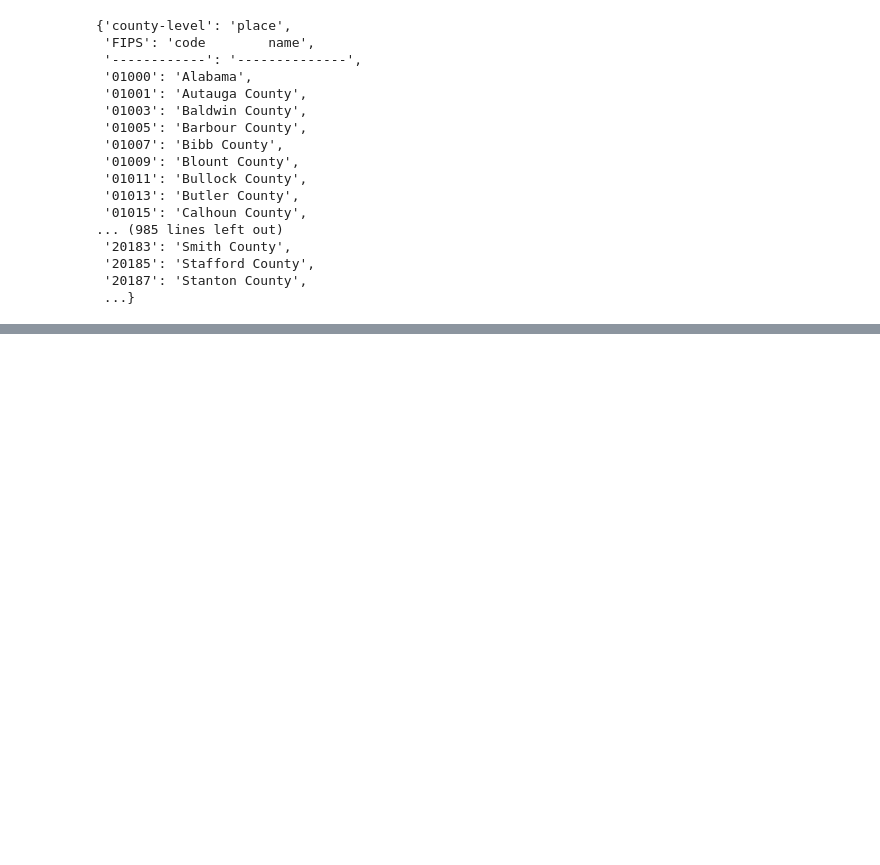
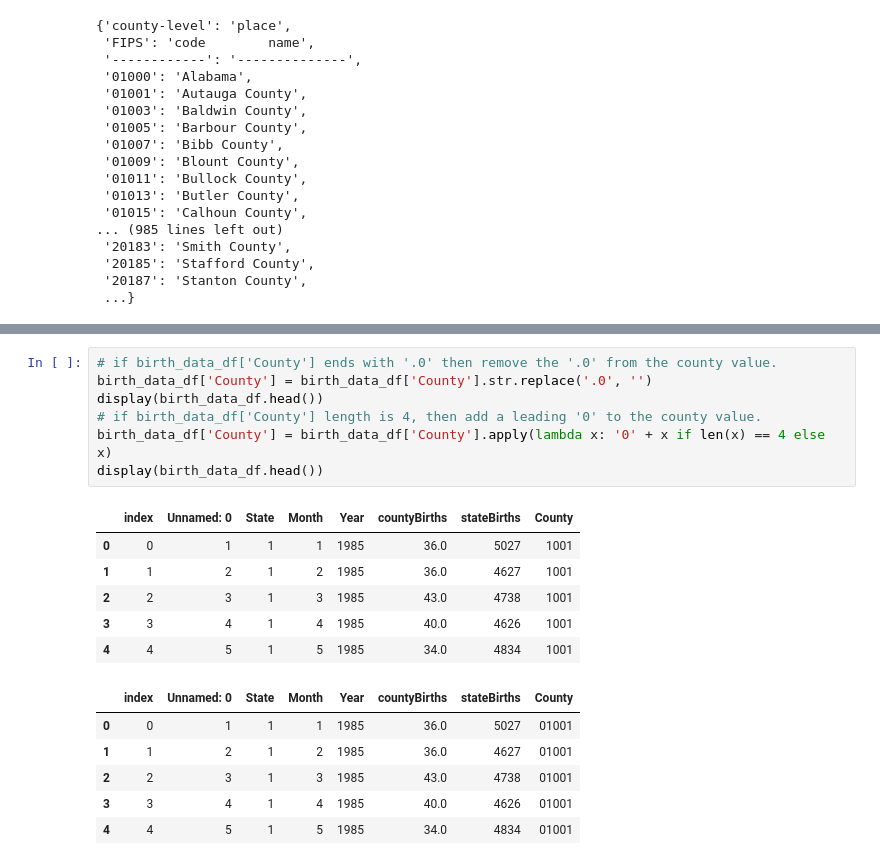
Before and after one commit to Aquamarine278/AI-Bootcamp-Project-1, a Jupyter notebook: birthdata_1.ipynb, the cells around one changed output, grey strips where cells are left out. Saved outputs shown, nothing was run; the diff lists cells and outputs as text; blank space fills up the shorter version.

```diff
--- a/birthdata_1.ipynb
+++ b/birthdata_1.ipynb
@@ -68,0 +152,20 @@ display(county_dict)
+# %%
+# if birth_data_df['County'] ends with '.0' then remove the '.0' from the county value.
+birth_data_df['County'] = birth_data_df['County'].str.replace('.0', '')
+display(birth_data_df.head())
+# if birth_data_df['County'] length is 4, then add a leading '0' to the county value.
+birth_data_df['County'] = birth_data_df['County'].apply(lambda x: '0' + x if len(x) == 4 else x)
+display(birth_data_df.head())
+# %% [output]
+|  | index | Unnamed: 0 | State | Month | Year | countyBirths | stateBirths | County |
+| 0 | 0 | 1 | 1 | 1 | 1985 | 36.0 | 5027 | 1001 |
+| 1 | 1 | 2 | 1 | 2 | 1985 | 36.0 | 4627 | 1001 |
+| 2 | 2 | 3 | 1 | 3 | 1985 | 43.0 | 4738 | 1001 |
+| 3 | 3 | 4 | 1 | 4 | 1985 | 40.0 | 4626 | 1001 |
+| 4 | 4 | 5 | 1 | 5 | 1985 | 34.0 | 4834 | 1001 |
+|  | index | Unnamed: 0 | State | Month | Year | countyBirths | stateBirths | County |
+| 0 | 0 | 1 | 1 | 1 | 1985 | 36.0 | 5027 | 01001 |
+| 1 | 1 | 2 | 1 | 2 | 1985 | 36.0 | 4627 | 01001 |
+| 2 | 2 | 3 | 1 | 3 | 1985 | 43.0 | 4738 | 01001 |
+| 3 | 3 | 4 | 1 | 4 | 1985 | 40.0 | 4626 | 01001 |
+| 4 | 4 | 5 | 1 | 5 | 1985 | 34.0 | 4834 | 01001 |
```
Also changed, not shown: parts of 7 cells of this notebook, 4 other files.
